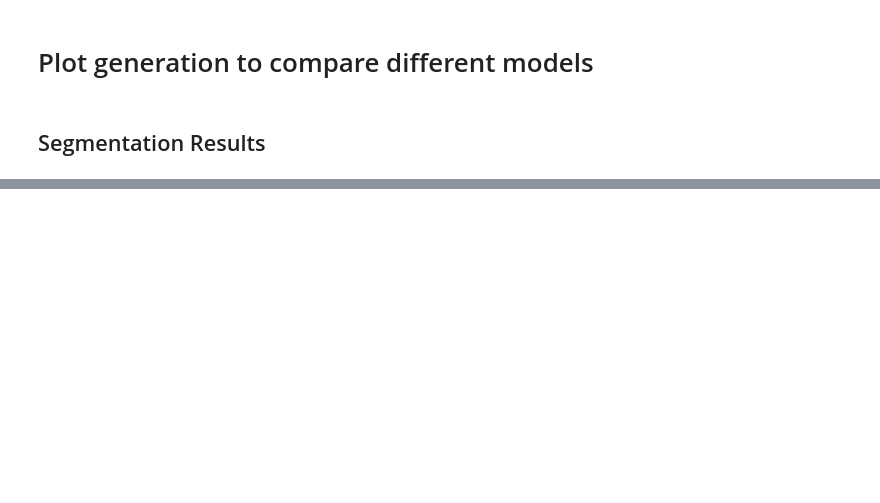
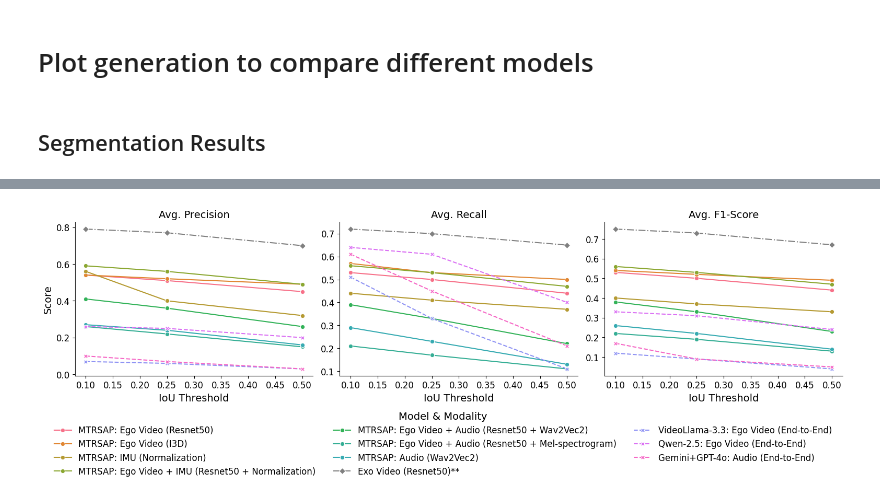
Before and after one commit to UVA-DSA/EgoEMS, a Jupyter notebook: Benchmarks/ActionRecognition/Results/final_plots.ipynb, the cells around one changed output, grey strips where cells are left out. Saved outputs shown, nothing was run; the diff lists cells and outputs as text; code cells hidden in the pictures; blank space fills up the shorter version.

```diff
--- a/Benchmarks/ActionRecognition/Results/final_plots.ipynb
+++ b/Benchmarks/ActionRecognition/Results/final_plots.ipynb
@@ -60,0 +67,96 @@ g.savefig('./plots/segmentation_results.png', bbox_inches='tight')
+# %%
+import matplotlib.pyplot as plt
+import seaborn as sns
+import pandas as pd
+
+# Load data
+df = pd.read_csv(segmentation_results_csv)  # Update path as needed
+
+# Melt DataFrame
+df_melted = df.melt(
+    id_vars=['model', 'modality'],
+    value_vars=[
+        'average_precision@0.1', 'average_precision@0.25', 'average_precision@0.5',
+        'average_recall@0.1', 'average_recall@0.25', 'average_recall@0.5',
+        'average_f1@0.1', 'average_f1@0.25', 'average_f1@0.5'
+    ],
+    var_name='Metric_Threshold',
+    value_name='Score'
+)
+
+# Split Metric & Threshold
+df_melted[['Metric', 'IoU Threshold']] = df_melted['Metric_Threshold'].str.split('@', expand=True)
+df_melted['IoU Threshold'] = df_melted['IoU Threshold'].astype(float)
+
+# Create combined column for legend
+df_melted['model_modality'] = df_melted['model'] + ': ' + df_melted['modality']
+
+# Reset seaborn style
+sns.reset_orig()
+
+# Setup FacetGrid
+g = sns.FacetGrid(
+    df_melted,
+    col='Metric',
+    hue='model_modality',
+    sharey=False,
+    height=4,
+    aspect=1.3,
+    legend_out=True
+)
+
+# Plot function with special styling
+def lineplot_with_style(data, **kwargs):
+    color = kwargs.pop('color', None)
+    label = kwargs.pop('label', None)
+    model = data['model'].iloc[0]
+    modality = data['modality'].iloc[0]
+
+    # Default styles
+    ls = '-' if model == 'MTRSAP' else '--'
+    marker = 'o' if model == 'MTRSAP' else 'X'
+
+    # Special style for Exo Video (Resnet50)
+    if modality == 'Exo Video (Resnet50)':  # Adjust exact label
+        ls = '-.'
+        marker = 'D'
+        color = 'gray'  # override to distinct black
+        label = "Exo Video (Resnet50)**"
+
+    sns.lineplot(
+        x='IoU Threshold', y='Score', data=data,
+        linestyle=ls, marker=marker, color=color,
+        label=label, **kwargs
+    )
+
+# Map plotting function
+g.map_dataframe(lineplot_with_style)
+
+# Pretty titles for metrics
+metric_title_map = {
+    'average_precision': 'Avg. Precision',
+    'average_recall': 'Avg. Recall',
+    'average_f1': 'Avg. F1-Score'
+}
+g.set_titles(col_template="{col_name}")
+for ax in g.axes.flat:
+    metric_key = ax.get_title().replace("Metric = ", "")
+    ax.set_title(metric_title_map.get(metric_key, metric_key), fontsize=14)
+    ax.tick_params(labelsize=12)
+
+# Manual legend
+handles, labels = g.axes.flat[0].get_legend_handles_labels()
+g.fig.legend(
+    handles, labels,
+    loc='lower center', bbox_to_anchor=(0.5, -0.35),
+    ncol=3, frameon=False, fontsize=12, title='Model & Modality', title_fontsize=14
+)
+
+# Axis labels
+g.set_axis_labels('IoU Threshold', 'Score', fontsize=14)
+
+plt.tight_layout(rect=[0, 0, 1, 1])  # Leaves top space for legend
+plt.show()
+g.savefig(f'./plots/segmentation_results_aaai26.png', dpi=300, bbox_inches='tight')
+# %% [output]
+[figure, added]
```
Also changed, not shown: parts of 7 cells of this notebook, 27 other files.
